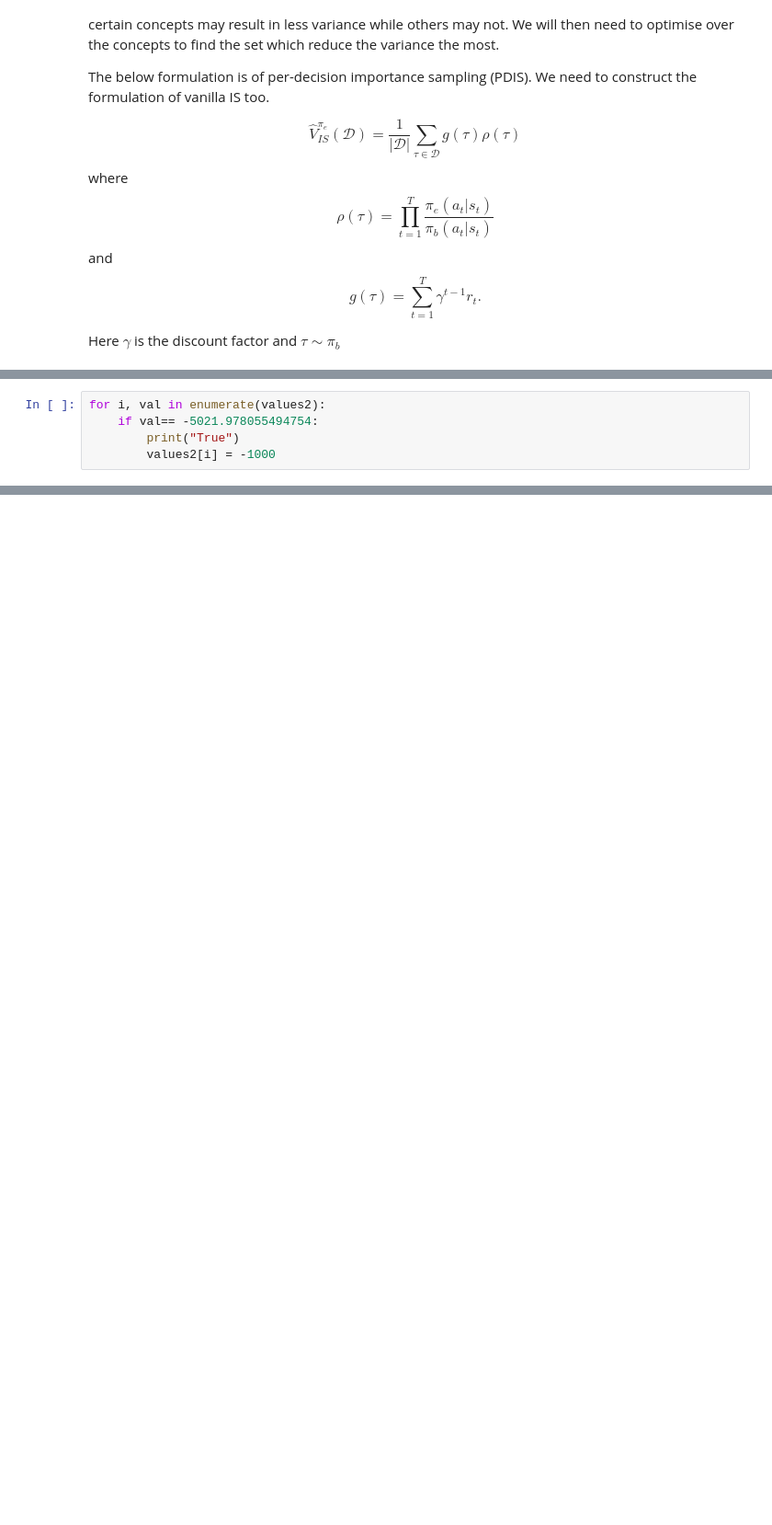
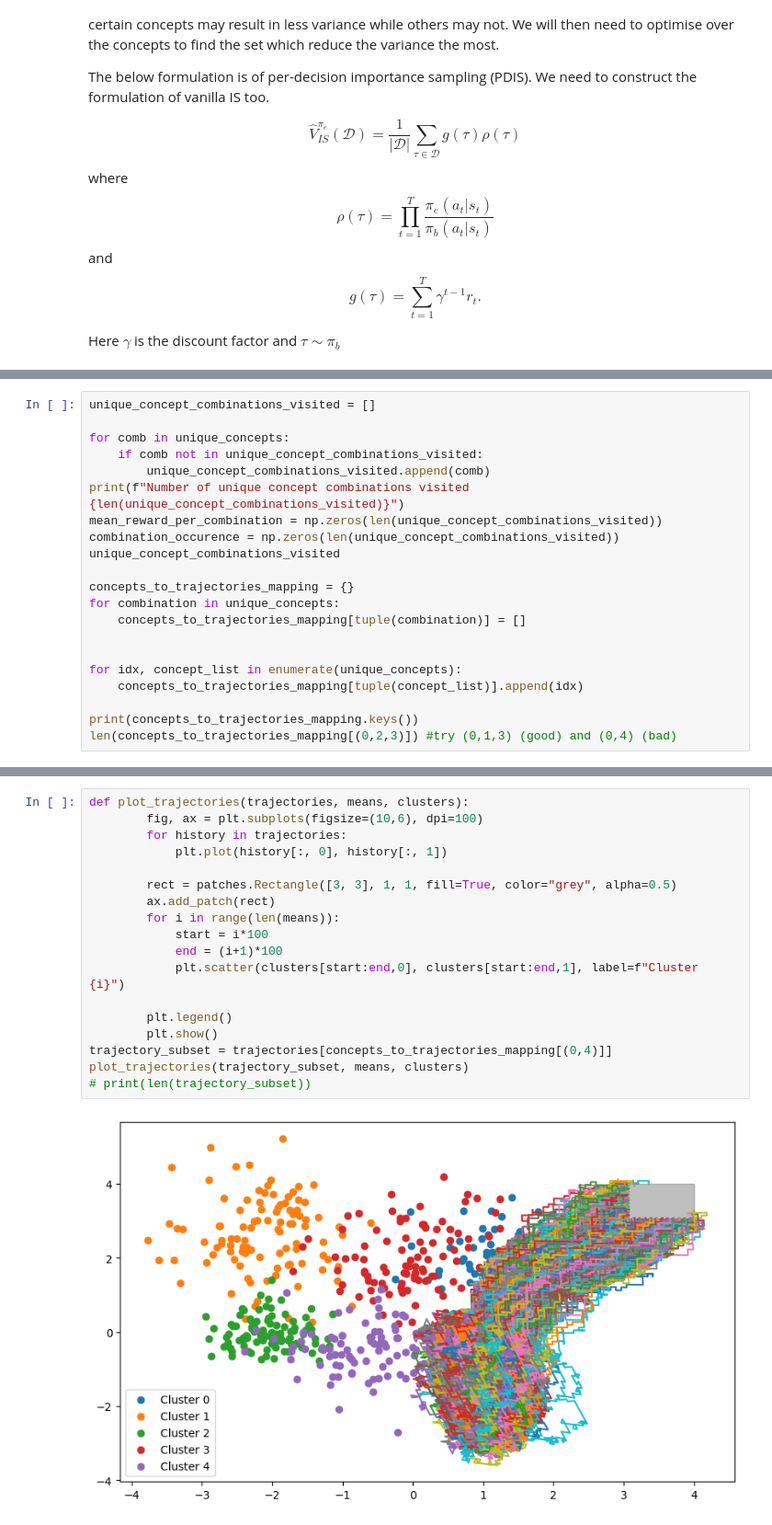
Before and after one commit to jackteversham/concepts-ope, a Jupyter notebook: learning_policies.ipynb, the cells around one changed output, grey strips where cells are left out. Shown: that part at 92% size. Cells and saved outputs as stored; diff of their text form; blank space fills up the shorter version.

```diff
--- a/learning_policies.ipynb
+++ b/learning_policies.ipynb
@@ -507,5 +377,0 @@ Mean Concept ESS:  0.012974758197688133
-# %%
-for i, val in enumerate(values2):
-    if val== -5021.978055494754:
-        print("True")
-        values2[i] = -1000
@@ -526,0 +378,21 @@ max   -327.984324 -319.219429
+# %%
+unique_concept_combinations_visited = []
+
+for comb in unique_concepts:
+    if comb not in unique_concept_combinations_visited:
+        unique_concept_combinations_visited.append(comb)
+print(f"Number of unique concept combinations visited {len(unique_concept_combinations_visited)}")
+mean_reward_per_combination = np.zeros(len(unique_concept_combinations_visited))
+combination_occurence = np.zeros(len(unique_concept_combinations_visited))
+unique_concept_combinations_visited
+
+concepts_to_trajectories_mapping = {}
+for combination in unique_concepts:
+    concepts_to_trajectories_mapping[tuple(combination)] = []
+
+
+for idx, concept_list in enumerate(unique_concepts):
+    concepts_to_trajectories_mapping[tuple(concept_list)].append(idx)
+
+print(concepts_to_trajectories_mapping.keys())
+len(concepts_to_trajectories_mapping[(0,2,3)]) #try (0,1,3) (good) and (0,4) (bad)
@@ -526,0 +403,20 @@ max   -327.984324 -319.219429
+# %%
+def plot_trajectories(trajectories, means, clusters):
+        fig, ax = plt.subplots(figsize=(10,6), dpi=100)
+        for history in trajectories:
+            plt.plot(history[:, 0], history[:, 1])
+
+        rect = patches.Rectangle([3, 3], 1, 1, fill=True, color="grey", alpha=0.5)
+        ax.add_patch(rect)
+        for i in range(len(means)):
+            start = i*100
+            end = (i+1)*100
+            plt.scatter(clusters[start:end,0], clusters[start:end,1], label=f"Cluster {i}")
+
+        plt.legend()
+        plt.show()
+trajectory_subset = trajectories[concepts_to_trajectories_mapping[(0,4)]]
+plot_trajectories(trajectory_subset, means, clusters)
+# print(len(trajectory_subset))
+# %% [output]
+[figure, added]
```
Also changed, not shown: parts of 21 cells of this notebook, 47 other files.
